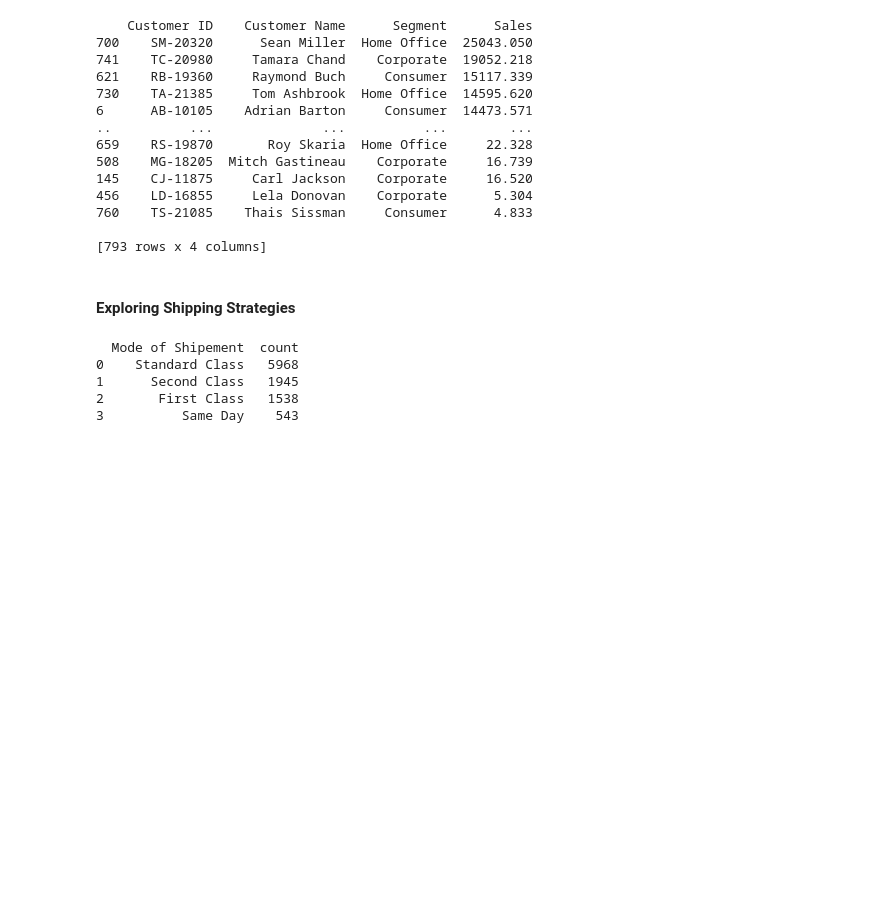
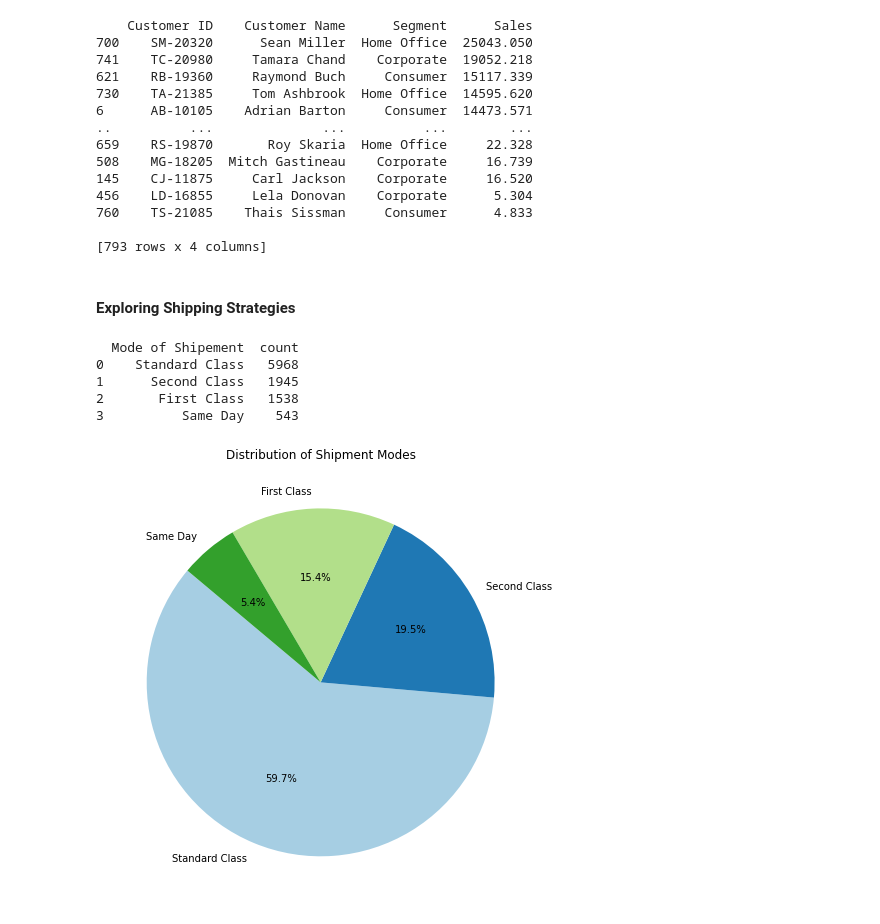
Before and after one commit to MehdiAliouan/Customer-Segmentation-Python, a Jupyter notebook: Superstore_Data_Analysis.ipynb, the cells around one changed output. Cells and saved outputs as stored; diff of their text form; code cells hidden in the pictures; blank space fills up the shorter version.

```diff
--- a/Superstore_Data_Analysis.ipynb
+++ b/Superstore_Data_Analysis.ipynb
@@ -165,3 +167,16 @@ print(shipping_model)
 1      Second Class   1945
 2       First Class   1538
 3          Same Day    543
+# %%
+plt.figure(figsize=(8, 8))
+plt.pie(
+    shipping_model['count'],
+    labels=shipping_model['Mode of Shipement'],
+    autopct='%1.1f%%',
+    startangle=140,
+    colors=plt.cm.Paired.colors
+)
+plt.title('Distribution of Shipment Modes')
+plt.show()
+# %% [output]
+[figure, added]
```
Also changed, not shown: parts of 12 cells of this notebook, 2 other files.
